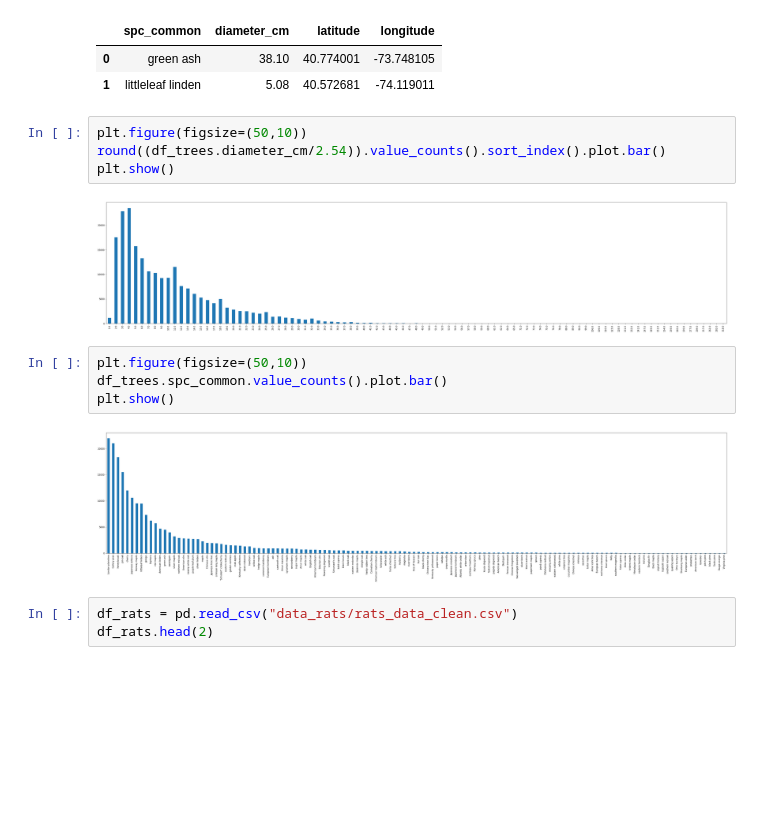
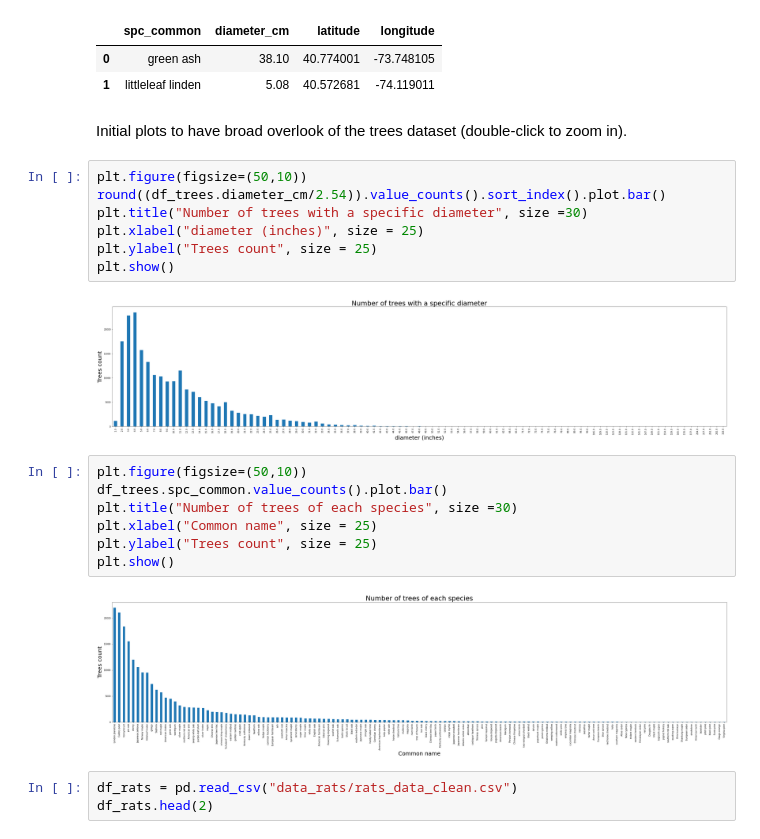
Before and after one commit to KathGran8/Air_BnB_Data_Viz, a Jupyter notebook: Explainer/_5_Data_exploration.ipynb, the cells around one changed output. Drawn from its saved outputs; the diff is of its cells as text; blank space fills up the shorter version.

```diff
--- a/Explainer/_5_Data_exploration.ipynb
+++ b/Explainer/_5_Data_exploration.ipynb
@@ -178,18 +192,27 @@ df_trees.head(2)
 |  | spc_common | diameter_cm | latitude | longitude |
 | 0 | green ash | 38.10 | 40.774001 | -73.748105 |
 | 1 | littleleaf linden | 5.08 | 40.572681 | -74.119011 |
+# %% [markdown]
+Initial plots to have broad overlook of the trees dataset
+(double-click to zoom in).
 # %%
 plt.figure(figsize=(50,10))
 round((df_trees.diameter_cm/2.54)).value_counts().sort_index().plot.bar()
+plt.title("Number of trees with a specific diameter", size =30)
+plt.xlabel("diameter (inches)", size = 25)
+plt.ylabel("Trees count", size = 25)
 plt.show()
 # %% [output]
-[figure, old version]
+[figure, new version]
 # %%
 plt.figure(figsize=(50,10))
 df_trees.spc_common.value_counts().plot.bar()
+plt.title("Number of trees of each species", size =30)
+plt.xlabel("Common name", size = 25)
+plt.ylabel("Trees count", size = 25)
 plt.show()
 # %% [output]
-[figure, old version]
+[figure, new version]
 # %%
 df_rats = pd.read_csv("data_rats/rats_data_clean.csv")
 df_rats.head(2)
```
Also changed, not shown: parts of 14 cells of this notebook, 5 other files.
